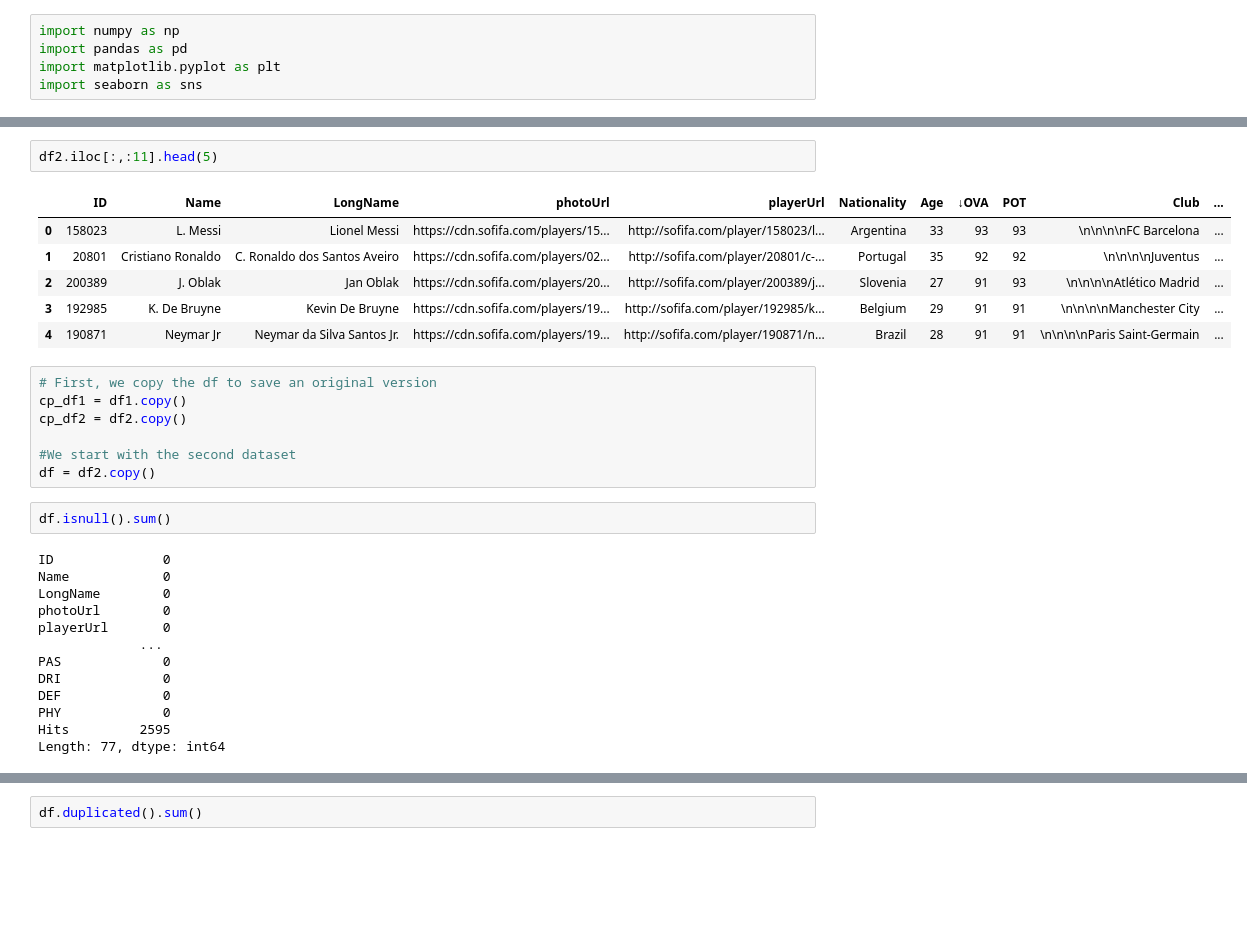
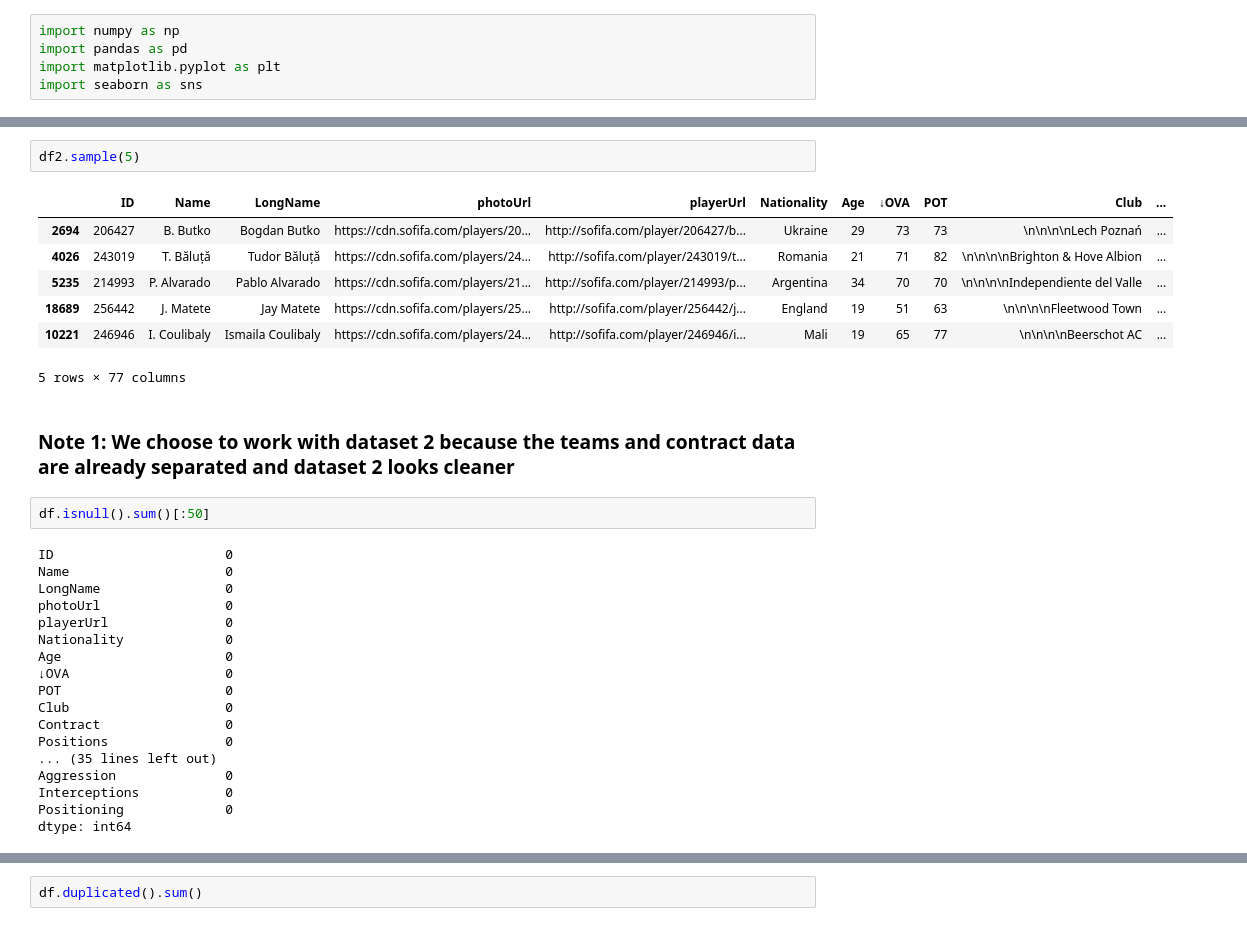
Before and after one commit to bovebove/FIFA21-Data-Cleaning, a Jupyter notebook: DataCleaingChallenge2023_03_10_dataset2.ipynb, the cells around one changed output, grey strips where cells are left out. Saved outputs shown, nothing was run; the diff lists cells and outputs as text; blank space fills up the shorter version.

```diff
--- a/DataCleaingChallenge2023_03_10_dataset2.ipynb
+++ b/DataCleaingChallenge2023_03_10_dataset2.ipynb
@@ -95,32 +81,33 @@ df1.sample(5)
 5 rows × 77 columns
 # %%
-df2.iloc[:,:11].head(5)
+df2.sample(5)
 # %% [output]
 |  | ID | Name | LongName | photoUrl | playerUrl | Nationality | Age | ↓OVA | POT | Club | ... |
-| 0 | 158023 | L. Messi | Lionel Messi | https://cdn.sofifa.com/players/15... | http://sofifa.com/player/158023/l... | Argentina | 33 | 93 | 93 | \n\n\n\nFC Barcelona | ... |
-| 1 | 20801 | Cristiano Ronaldo | C. Ronaldo dos Santos Aveiro | https://cdn.sofifa.com/players/02... | http://sofifa.com/player/20801/c-... | Portugal | 35 | 92 | 92 | \n\n\n\nJuventus | ... |
-| 2 | 200389 | J. Oblak | Jan Oblak | https://cdn.sofifa.com/players/20... | http://sofifa.com/player/200389/j... | Slovenia | 27 | 91 | 93 | \n\n\n\nAtlético Madrid | ... |
-| 3 | 192985 | K. De Bruyne | Kevin De Bruyne | https://cdn.sofifa.com/players/19... | http://sofifa.com/player/192985/k... | Belgium | 29 | 91 | 91 | \n\n\n\nManchester City | ... |
-| 4 | 190871 | Neymar Jr | Neymar da Silva Santos Jr. | https://cdn.sofifa.com/players/19... | http://sofifa.com/player/190871/n... | Brazil | 28 | 91 | 91 | \n\n\n\nParis Saint-Germain | ... |
+| 2694 | 206427 | B. Butko | Bogdan Butko | https://cdn.sofifa.com/players/20... | http://sofifa.com/player/206427/b... | Ukraine | 29 | 73 | 73 | \n\n\n\nLech Poznań | ... |
+| 4026 | 243019 | T. Băluță | Tudor Băluță | https://cdn.sofifa.com/players/24... | http://sofifa.com/player/243019/t... | Romania | 21 | 71 | 82 | \n\n\n\nBrighton & Hove Albion | ... |
+| 5235 | 214993 | P. Alvarado | Pablo Alvarado | https://cdn.sofifa.com/players/21... | http://sofifa.com/player/214993/p... | Argentina | 34 | 70 | 70 | \n\n\n\nIndependiente del Valle | ... |
+| 18689 | 256442 | J. Matete | Jay Matete | https://cdn.sofifa.com/players/25... | http://sofifa.com/player/256442/j... | England | 19 | 51 | 63 | \n\n\n\nFleetwood Town | ... |
+| 10221 | 246946 | I. Coulibaly | Ismaila Coulibaly | https://cdn.sofifa.com/players/24... | http://sofifa.com/player/246946/i... | Mali | 19 | 65 | 77 | \n\n\n\nBeerschot AC | ... |
+5 rows × 77 columns
-# %%
-# First, we copy the df to save an original version
-cp_df1 = df1.copy()
-cp_df2 = df2.copy()
-
-#We start with the second dataset
-df = df2.copy()
+# %% [markdown]
+### Note 1: We choose to work with dataset 2 because the teams and contract data are already separated and dataset 2 looks cleaner
 # %%
-df.isnull().sum()
+df.isnull().sum()[:50]
 # %% [output]
-ID              0
-Name            0
-LongName        0
-photoUrl        0
-playerUrl       0
-             ...
-PAS             0
-DRI             0
-DEF             0
-PHY             0
-Hits         2595
-Length: 77, dtype: int64
+ID                      0
+Name                    0
+LongName                0
+photoUrl                0
+playerUrl               0
+Nationality             0
+Age                     0
+↓OVA                    0
+POT                     0
+Club                    0
+Contract                0
+Positions               0
+... (35 lines left out)
+Aggression              0
+Interceptions           0
+Positioning             0
+dtype: int64
```
Also changed, not shown: parts of 120 cells of this notebook, 1 other file.
